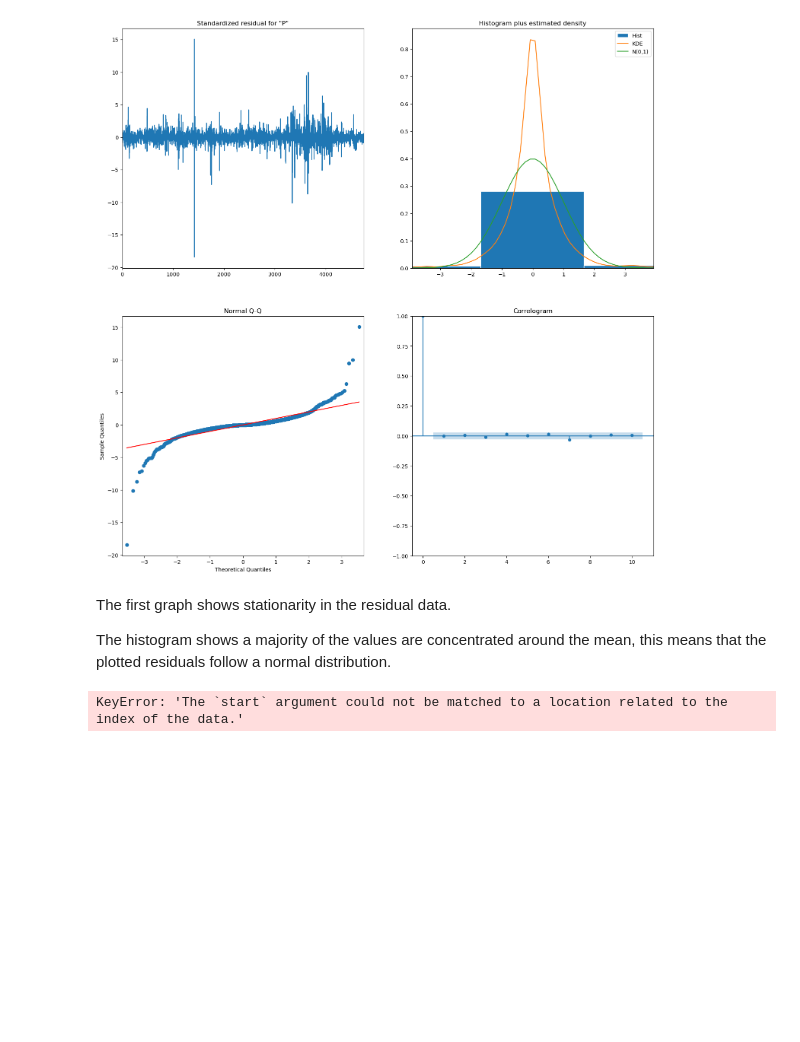
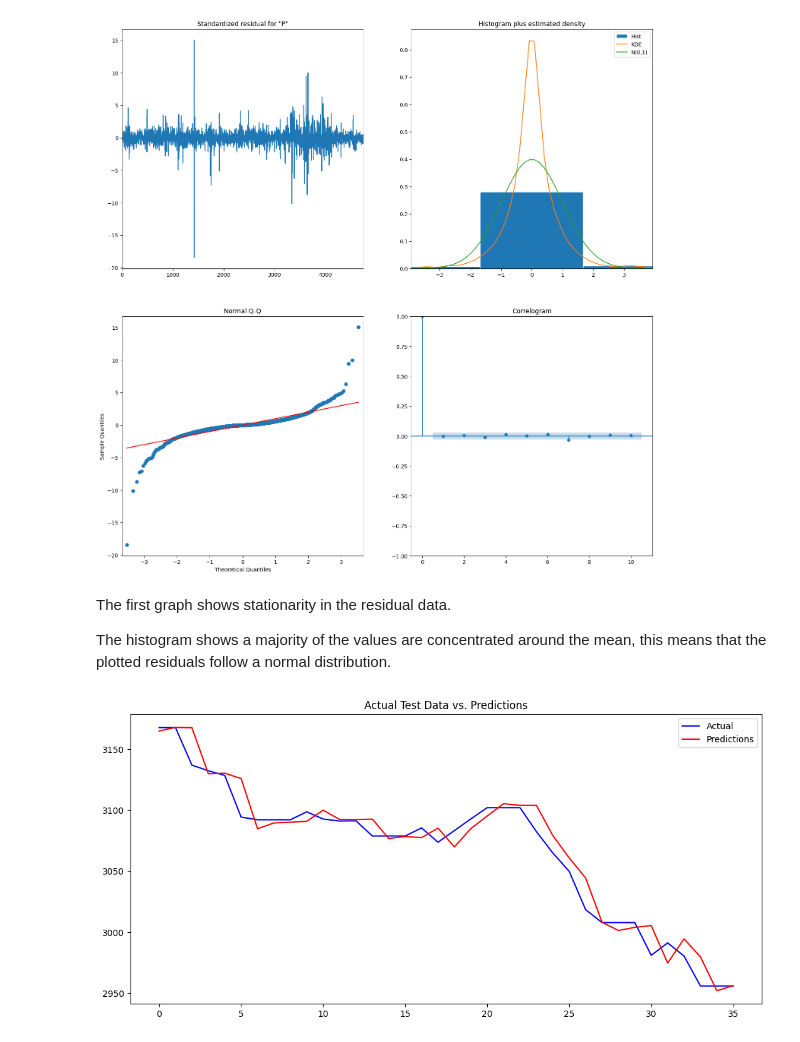
Before and after one commit to CatherineChelagat/Predictive-Time-Series-Model-Case-Study-NSE-Kenya-20-Share-Index, a Jupyter notebook: Predictive Time Series Model.ipynb, the cells around one changed output. Saved outputs shown, nothing was run; the diff lists cells and outputs as text; code cells hidden in the pictures; blank space fills up the shorter version.

Commit message:
Predictions

```diff
--- a/Predictive Time Series Model.ipynb
+++ b/Predictive Time Series Model.ipynb
@@ -955,6 +934,3 @@ Name: Price, dtype: float64
 train.shape
 # %% [output]
 (4748,)
-# %%
-model = auto_arima(train, trace=True, error_action='ignore', suppress_warnings=True, stepwise=True)
-print(model.summary())
@@ -1014,7 +972,29 @@ plt.show()
 The first graph shows stationarity in the residual data.
 
 The histogram shows a majority of the values are concentrated around the mean, this means that the plotted residuals follow a normal distribution.
-# %%
-predictions = ARIMA_model.predict(start='2018-01-01', end='2023-03-31', dynamic=True)
-# %% [output]
-KeyError: 'The `start` argument could not be matched to a location related to the index of the data.'
+# %%
+def test_RMSE(df,pdq,display=True):
+    X = df.Price.values
+    train, test = X[:-36],X[-36:]
+    history = [x for x in train]
+    predictions = []
+    for t in range(len(test)):
+        model = ARIMA(history, order=pdq)
+        fit_model = model.fit()
+        output = fit_model.forecast()
+        # .forecast () gives array of out of sample forecasts
+        yhat = output[0]
+        predictions.append(yhat)
+        history.append(test[t])
+
+    if display:
+        plt.figure(figsize=(13,6))
+        plt.title('Actual Test Data vs. Predictions')
+        plt.plot(history[-36:],label='Actual', color='b')
+        plt.plot(predictions,label='Predictions',color='r')
+        plt.legend(loc='best')
+        plt.show()
+# %%
+test_RMSE(main_df,(3,1,2))
+# %% [output]
+[figure, added]
```
Also changed, not shown: parts of 12 cells of this notebook.
